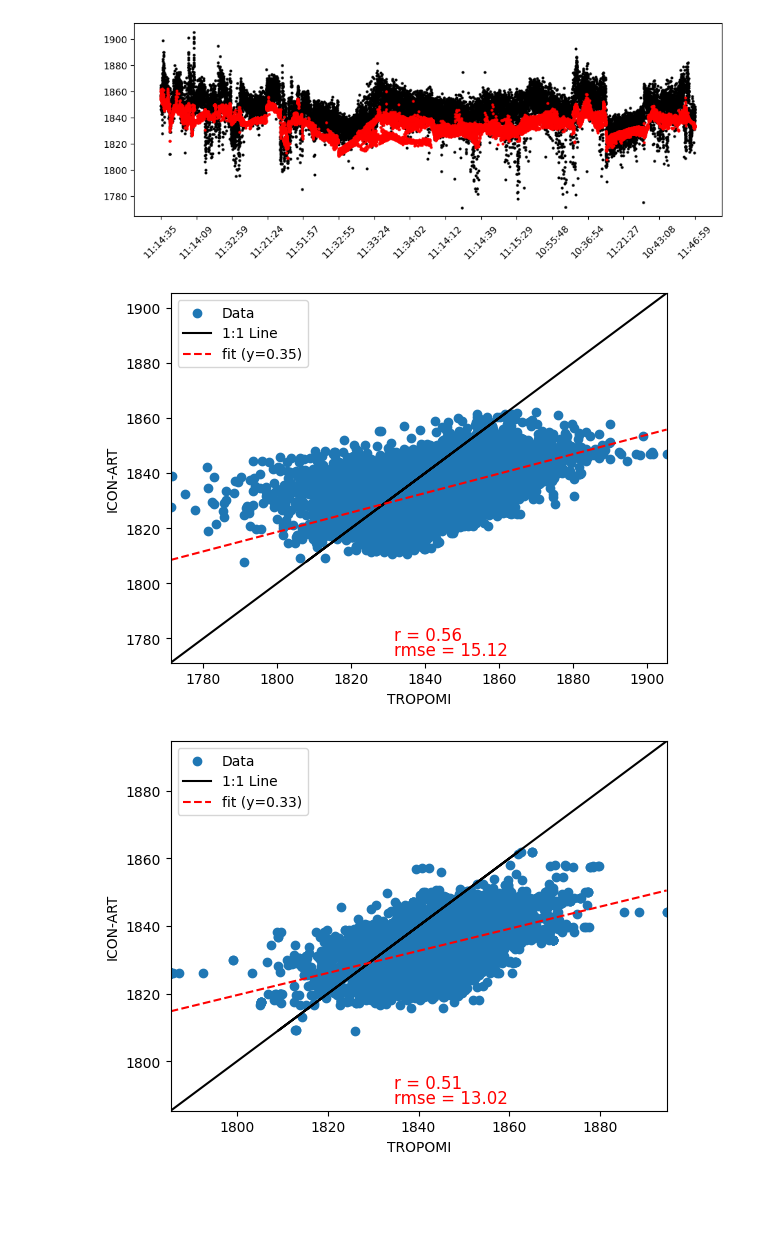
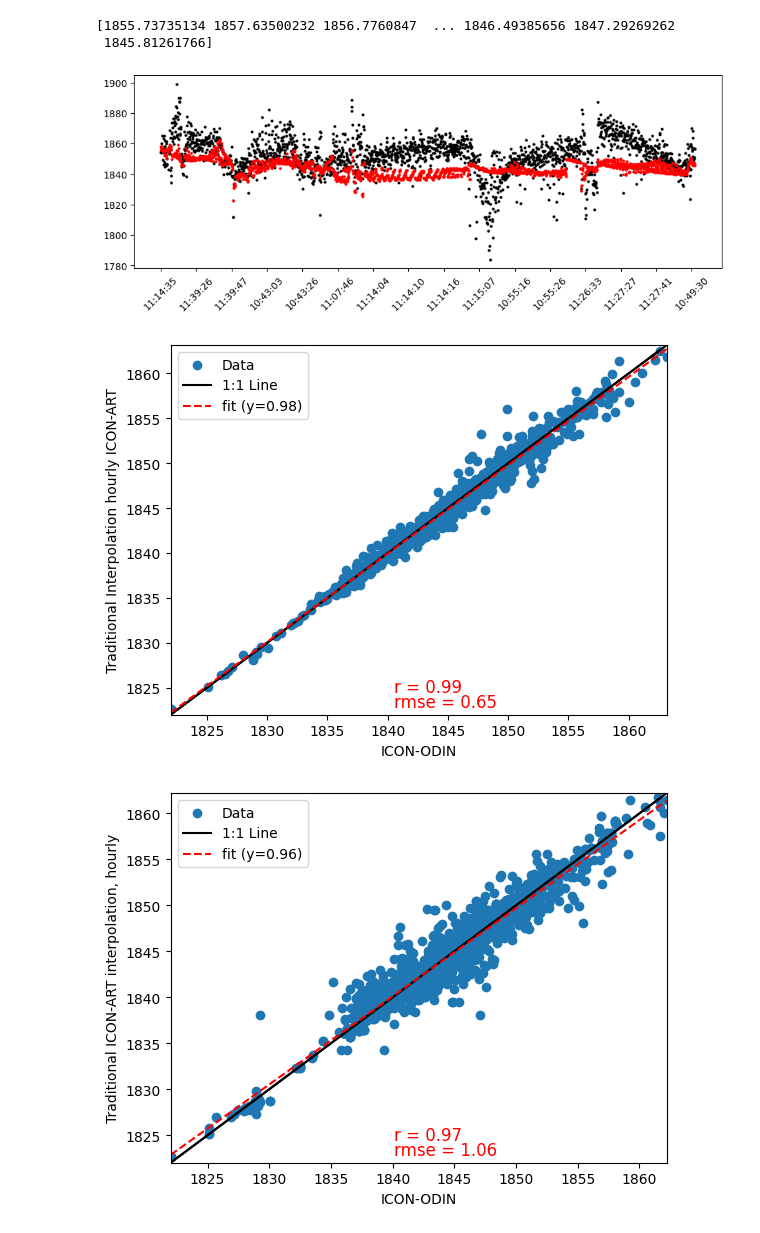
Before and after one commit to C2SM/odin-comin, a Jupyter notebook: plotting/compare_TROPOMISRON_ICON.ipynb, the cells around one changed output. Saved outputs shown, nothing was run; the diff lists cells and outputs as text; code cells hidden in the pictures; blank space fills up the shorter version.

```diff
--- a/plotting/compare_TROPOMISRON_ICON.ipynb
+++ b/plotting/compare_TROPOMISRON_ICON.ipynb
@@ -70,3 +72,5 @@ Tpath = '/capstor/scratch/cscs/zhug/Romania6km/input/TROPOMI'
 #     )
 # ]
 Tfile = "/capstor/scratch/cscs/zhug/Romania6km/input/TROPOMI/TROPOMI_SRON_corners_20190101_20191231.nc"
+
+ODIN_file = "/capstor/scratch/cscs/zhug/Romania6km/simulation_outer_domain/output_sat_ch4.nc"
@@ -394,11 +455,20 @@ remapped_error[remapped_error==0.] = np.nan
 # %%
 # Calculate interface pressures
 # Start with surface pressure, subtract cumulative sums of pressure intervals
-interface_pressures = np.zeros((Tdata_cleaned.dims['sounding_dim'], Tdata_cleaned.dims['level']))
+# interface_pressures = np.zeros((Tdata_cleaned.dims['sounding_dim'], Tdata_cleaned.dims['level']))
+interface_pressures = np.zeros((len(Tdata_cleaned.date), Tdata_cleaned.dims['level_pressure']))
+pwfs = np.zeros((len(Tdata_cleaned.date), Tdata_cleaned.dims['level']))
+qa0s = np.zeros((len(Tdata_cleaned.date), Tdata_cleaned.dims['level']))
+aks = np.zeros((len(Tdata_cleaned.date), Tdata_cleaned.dims['level']))
 
-for i, (sp, pi) in enumerate(zip(Tdata_cleaned.surface_pressure.values, Tdata_cleaned.pressure_interval.values)):
-    interface_pressures[i, 0] = sp / 100.
-    interface_pressures[i, 1:] = (sp - np.arange(1, Tdata_cleaned.dims['level']) * pi) / 100.
+# for i, (sp, pi) in enumerate(zip(Tdata_cleaned.surface_pressure.values, Tdata_cleaned.pressure_interval.values)):
+#     interface_pressures[i, 0] = sp / 100.
+#     interface_pressures[i, 1:] = (sp - np.arange(1, Tdata_cleaned.dims['level']) * pi) / 100.
+
+interface_pressures = Tdata_cleaned.pavg0.values
+pwfs = Tdata_cleaned.pw.values
+qa0s = Tdata_cleaned.qa0.values
+aks = Tdata_cleaned.ak.values
 # %%
 tc = []
 tc_omv = [] # get the OMV-signal only in the profile
@@ -538,33 +624,55 @@ AttributeError: 'Dataset' object has no attribute 'CH4_TOT'
+# %%
+print(tc)
+# %% [output]
+[1855.73735134 1857.63500232 1856.7760847  ... 1846.49385656 1847.29269262
+ 1845.81261766]
 # %%
 # Time series as scatter plot
 
-ddt = int(Tdata_cleaned.methane_mixing_ratio_bias_corrected[obsindices].size/15)
-
+# ddt = int(Tdata_cleaned.methane_mixing_ratio_bias_corrected[obsindices].size/15)
+ddt = int(Tdata_cleaned.methane_mixing_ratio[obsindices].size/15)
 fig, ax = plt.subplots(1, 1, figsize=(11,4))
+# plt.scatter(
+#     np.arange(Tdata_cleaned.methane_mixing_ratio_bias_corrected[obsindices].size),
+#     Tdata_cleaned.methane_mixing_ratio_bias_corrected[obsindices].values,
+#     c='k',s=4.,
+#     );
 plt.scatter(
-    np.arange(Tdata_cleaned.methane_mixing_ratio_bias_corrected[obsindices].size),
-    Tdata_cleaned.methane_mixing_ratio_bias_corrected[obsindices].values,
+    np.arange(Tdata_cleaned.methane_mixing_ratio[obsindices].size),
+    Tdata_cleaned.methane_mixing_ratio[obsindices].values,
     c='k',s=4.,
     );
+# plt.scatter(
+#     np.arange(Tdata_cleaned.methane_mixing_ratio_bias_corrected[obsindices].size),
+#     tc[tcindices],
+#     c='r',s=4.,
+#     );
 plt.scatter(
-    np.arange(Tdata_cleaned.methane_mixing_ratio_bias_corrected[obsindices].size),
+    np.arange(Tdata_cleaned.methane_mixing_ratio[obsindices].size),
     tc[tcindices],
     c='r',s=4.,
     );
+# plt.xticks(
+#     np.arange(Tdata_cleaned.methane_mixing_ratio_bias_corrected[obsindices].size)[::ddt],
+#     [dt.datetime.strftime(x,'%H:%M:%S') for x in \
+#         pd.to_datetime(Tdata_cleaned.time_utc[obsindices])[::ddt]],
+#     rotation=45
+#     );
 plt.xticks(
-    np.arange(Tdata_cleaned.methane_mixing_ratio_bias_corrected[obsindices].size)[::ddt],
+    np.arange(Tdata_cleaned.methane_mixing_ratio[obsindices].size)[::ddt],
     [dt.datetime.strftime(x,'%H:%M:%S') for x in \
-        pd.to_datetime(Tdata_cleaned.time_utc[obsindices])[::ddt]],
+        pd.to_datetime(Tdata_cleaned.date[obsindices])[::ddt]],
     rotation=45
     );
 plt.subplots_adjust(bottom=0.18)
 plt.show()
 # %% [output]
-[figure, old version]
+[figure, new version]
 # %%
 # Scater plot
 
-x = Tdata_cleaned.methane_mixing_ratio_bias_corrected[obsindices].values
+# x = Tdata_cleaned.methane_mixing_ratio[obsindices].values
+x = Tdata_cleaned.ODIN_values[obsindices].values
 y = tc[tcindices]
 
 # Remove NaNs
@@ -607,12 +715,12 @@ plt.xlim([np.nanmin([y_clean,x_clean]),np.nanmax([y_clean,x_clean])])
 plt.ylim([np.nanmin([y_clean,x_clean]),np.nanmax([y_clean,x_clean])])
 
 # Add legend and labels
-plt.xlabel("TROPOMI")
-plt.ylabel("ICON-ART")
+plt.xlabel("ICON-ODIN")
+plt.ylabel("Traditional Interpolation hourly ICON-ART")
 plt.legend()
 plt.show()
 # %% [output]
-[figure, old version]
+[figure, new version]
 # %%
 from collections import defaultdict
 
@@ -635,7 +743,7 @@ for grididx in tqdm(np.arange(avg_icon.shape[0]), desc='Averaging ICON columns')
 # %%
 # Scatter plot with remapped obs, i.e. on ICON grid cells
 
-x = remapped_xch4
+x = remapped_xch4_odin
 y = avg_icon
 
 # Remove NaNs
@@ -678,12 +786,12 @@ plt.xlim([np.nanmin([y_clean,x_clean]),np.nanmax([y_clean,x_clean])])
 plt.ylim([np.nanmin([y_clean,x_clean]),np.nanmax([y_clean,x_clean])])
 
 # Add legend and labels
-plt.xlabel("TROPOMI")
-plt.ylabel("ICON-ART")
+plt.xlabel("ICON-ODIN")
+plt.ylabel("Traditional ICON-ART interpolation, hourly")
 plt.legend()
 plt.show()
 # %% [output]
-[figure, old version]
+[figure, new version]
 # %%
 polygons = [Polygon(triangle) for triangle in corners_icon]
 polygons_sel = [Polygon(triangle) for triangle in corners_obs_sel]
```
Also changed, not shown: parts of 18 cells of this notebook, 5 other files.
